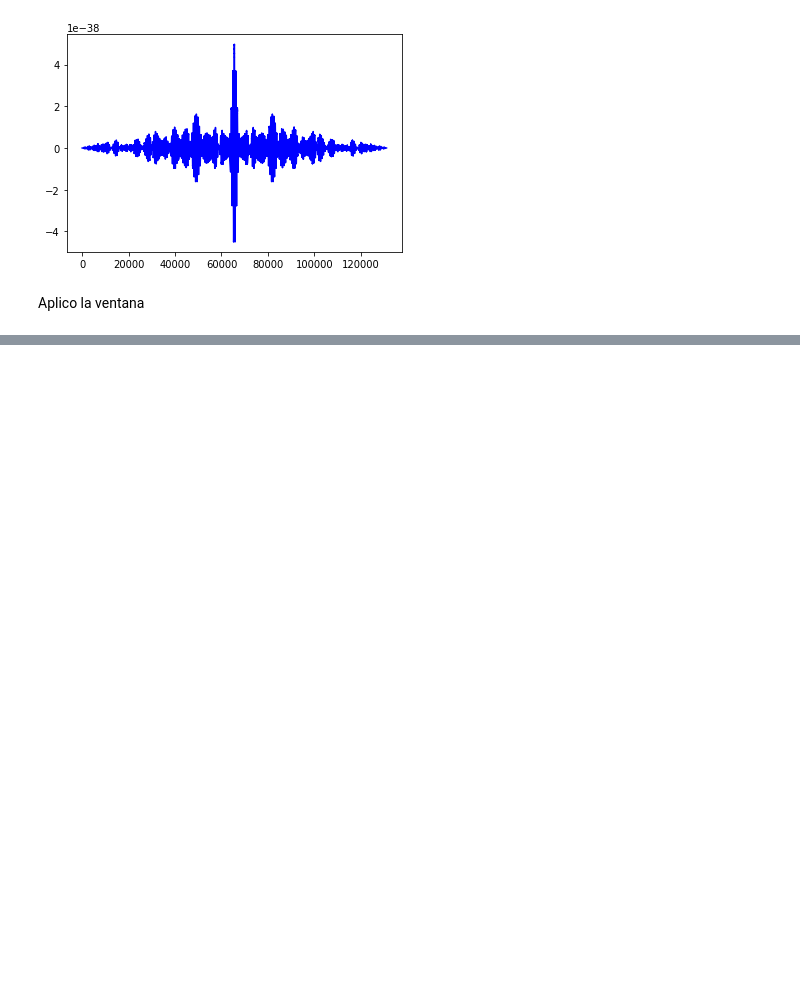
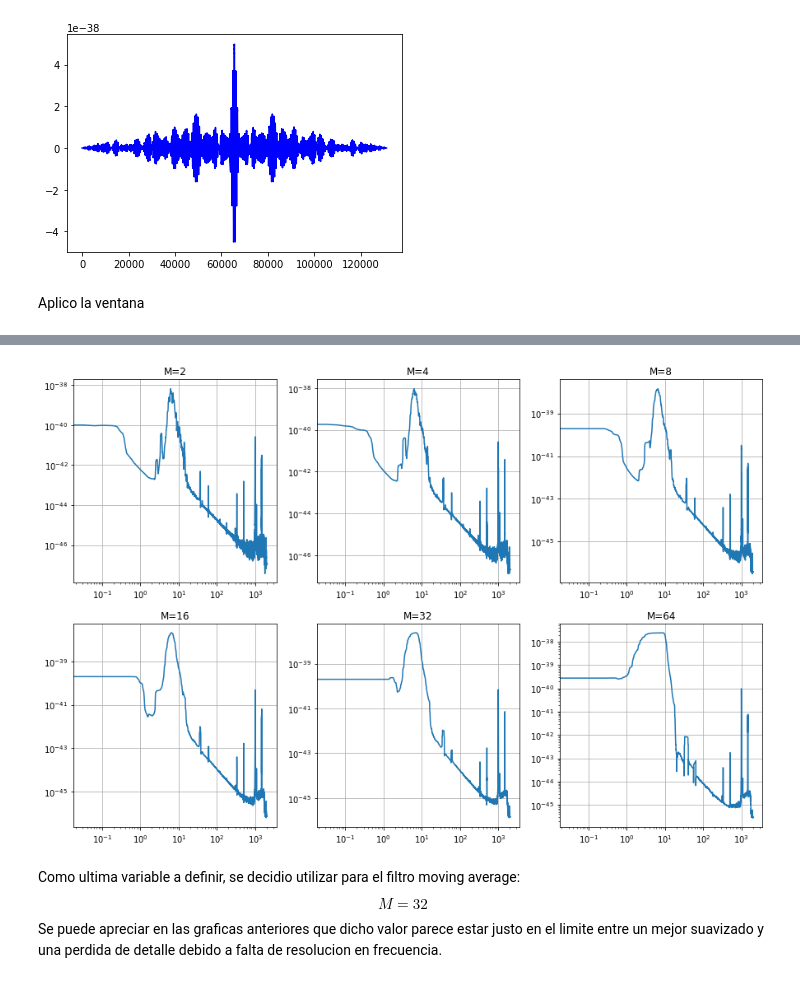
Before and after one commit to ManuMollon261297/PASA, a Jupyter notebook: TP1/Blackman.ipynb, the cells around one changed output, grey strips where cells are left out. Drawn from its saved outputs; the diff is of its cells as text; code cells hidden in the pictures; blank space fills up the shorter version.

```diff
--- a/TP1/Blackman.ipynb
+++ b/TP1/Blackman.ipynb
@@ -81,0 +91,61 @@ plt.show()
+# %%
+M_values = [2,4,8,16,32,64]
+spectrums = []
+for M_test in M_values:
+  x = ( (2*M_test+1)/L )*np.linspace(start=-L,stop=L,endpoint=False,num=2*L-1,dtype=int)
+  window = ( (2*M_test+1)/L )*np.sinc(x)
+  windowed_rx = rx_truncated*window
+  Rx_ps = np.fft.fft(windowed_rx)
+  f = np.fft.fftfreq(n=len(windowed_rx),d=1./4096)
+  spectrums.append(abs(Rx_ps))
+fig = plt.figure(figsize=(15,10))
+
+plt.subplot(231)
+plt.title("M=2")
+plt.plot(f[0:L],spectrums[0][0:L])
+plt.yscale("log")
+plt.xscale("log")
+plt.grid(True)
+
+plt.subplot(232)
+plt.title("M=4")
+plt.plot(f[0:L],spectrums[1][0:L])
+plt.yscale("log")
+plt.xscale("log")
+plt.grid(True)
+
+plt.subplot(233)
+plt.title("M=8")
+plt.plot(f[0:L],spectrums[2][0:L])
+plt.yscale("log")
+plt.xscale("log")
+plt.grid(True)
+
+plt.subplot(234)
+plt.title("M=16")
+plt.plot(f[0:L],spectrums[3][0:L])
+plt.yscale("log")
+plt.xscale("log")
+plt.grid(True)
+
+plt.subplot(235)
+plt.title("M=32")
+plt.plot(f[0:L],spectrums[4][0:L])
+plt.yscale("log")
+plt.xscale("log")
+plt.grid(True)
+
+plt.subplot(236)
+plt.title("M=64")
+plt.plot(f[0:L],spectrums[5][0:L])
+plt.yscale("log")
+plt.xscale("log")
+plt.grid(True)
+
+plt.show()
+# %% [output]
+[figure, added]
+# %% [markdown]
+Como ultima variable a definir, se decidio utilizar para el filtro moving average:
+$$M=32$$
+Se puede apreciar en las graficas anteriores que dicho valor parece estar justo en el limite entre un mejor suavizado y una perdida de detalle debido a falta de resolucion en frecuencia.
```
Also changed, not shown: parts of 5 cells of this notebook.
